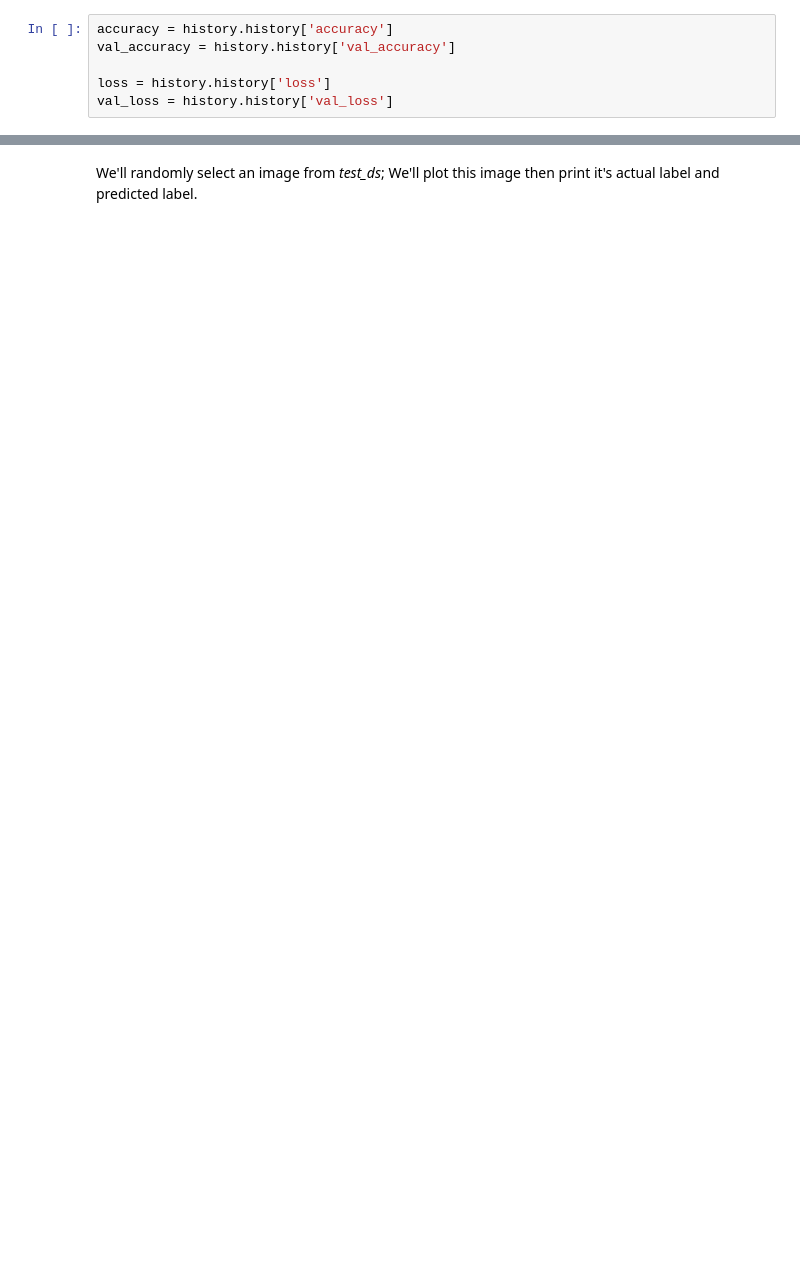
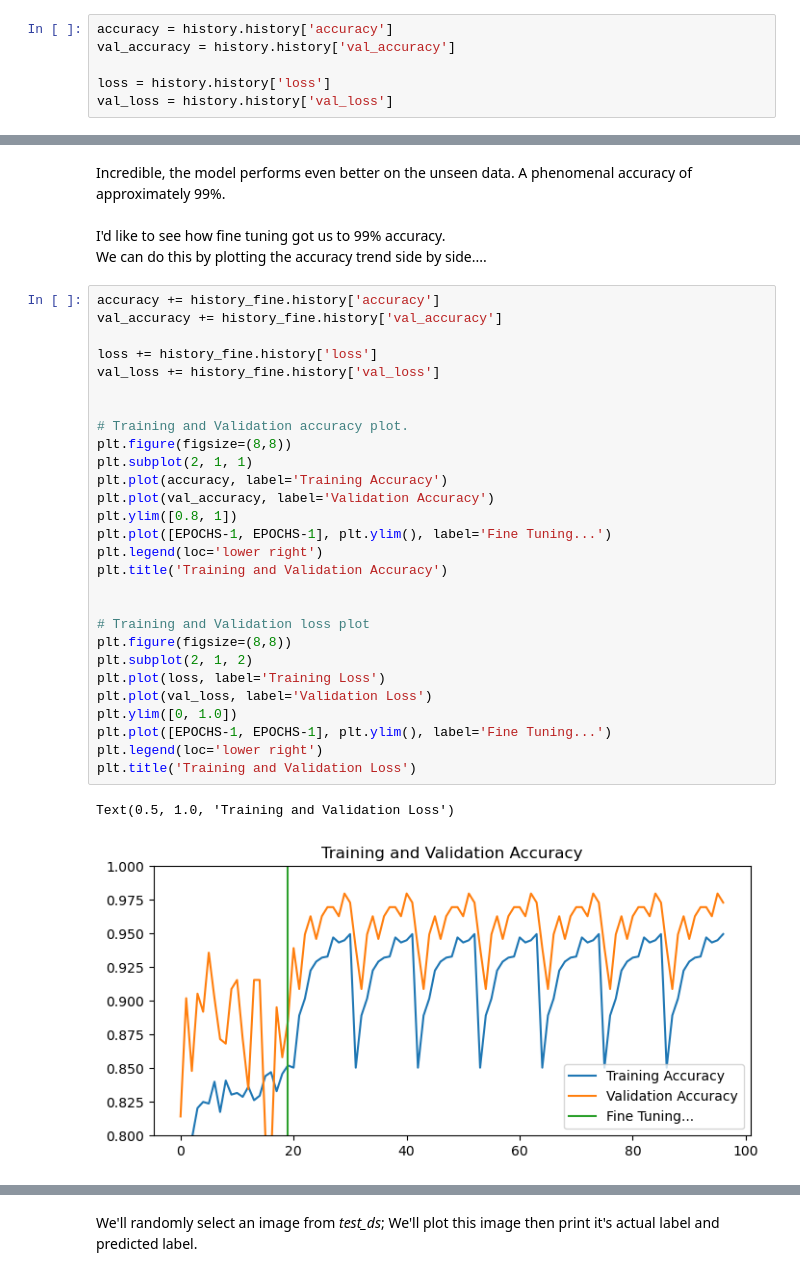
Before and after one commit to ifunanyaScript/Brain-tumour-diagnosis-app, a Jupyter notebook: notebooks/transferLearningModel.ipynb, the cells around one changed output, grey strips where cells are left out. Saved outputs shown, nothing was run; the diff lists cells and outputs as text; blank space fills up the shorter version.

```diff
--- a/notebooks/transferLearningModel.ipynb
+++ b/notebooks/transferLearningModel.ipynb
@@ -322,0 +398,35 @@ plt.show()
+# %% [markdown]
+Incredible, the model performs even better on the unseen data. A phenomenal accuracy of approximately 99%.<br>
+I'd like to see how fine tuning got us to 99% accuracy.
+We can do this by plotting the accuracy trend side by side....
+# %%
+accuracy += history_fine.history['accuracy']
+val_accuracy += history_fine.history['val_accuracy']
+
+loss += history_fine.history['loss']
+val_loss += history_fine.history['val_loss']
+
+
+# Training and Validation accuracy plot.
+plt.figure(figsize=(8,8))
+plt.subplot(2, 1, 1)
+plt.plot(accuracy, label='Training Accuracy')
+plt.plot(val_accuracy, label='Validation Accuracy')
+plt.ylim([0.8, 1])
+plt.plot([EPOCHS-1, EPOCHS-1], plt.ylim(), label='Fine Tuning...')
+plt.legend(loc='lower right')
+plt.title('Training and Validation Accuracy')
+
+
+# Training and Validation loss plot
+plt.figure(figsize=(8,8))
+plt.subplot(2, 1, 2)
+plt.plot(loss, label='Training Loss')
+plt.plot(val_loss, label='Validation Loss')
+plt.ylim([0, 1.0])
+plt.plot([EPOCHS-1, EPOCHS-1], plt.ylim(), label='Fine Tuning...')
+plt.legend(loc='lower right')
+plt.title('Training and Validation Loss')
+# %% [output]
+Text(0.5, 1.0, 'Training and Validation Loss')
+[figure, added]
```
Also changed, not shown: parts of 40 cells of this notebook.
